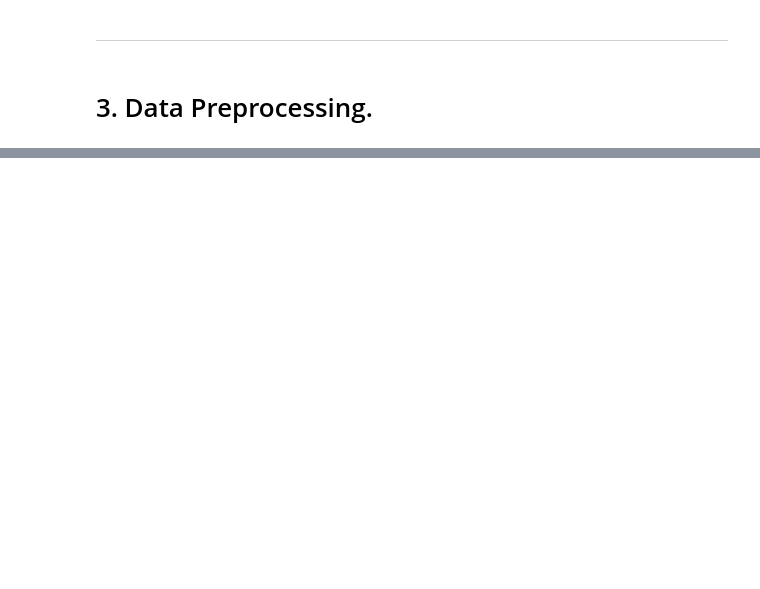
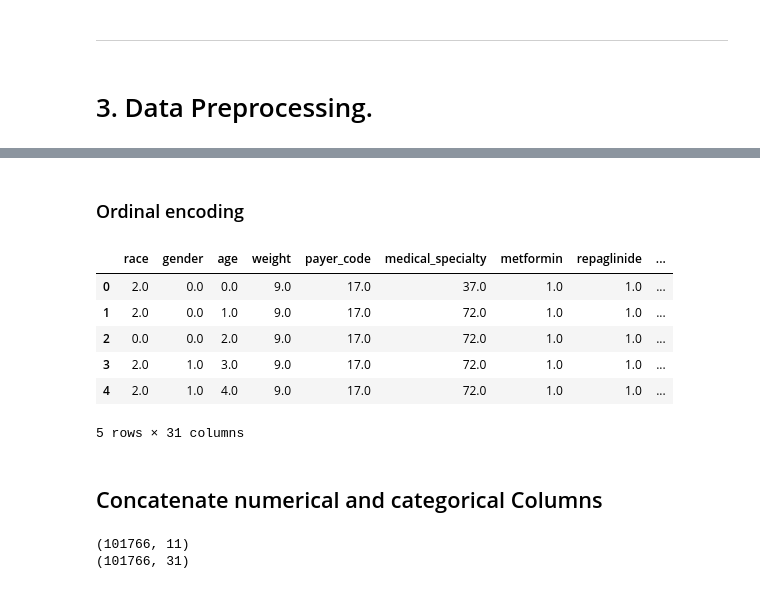
Before and after one commit to Jodhiamboapiyo/Diabetes_130-US_Hospitals_1999-2008, a Jupyter notebook: Notebooks/Kitasi.ipynb, the cells around one changed output, grey strips where cells are left out. Saved outputs shown, nothing was run; the diff lists cells and outputs as text; code cells hidden in the pictures; blank space fills up the shorter version.

Commit message:
preprocessing

```diff
--- a/Notebooks/Kitasi.ipynb
+++ b/Notebooks/Kitasi.ipynb
@@ -293,0 +346,34 @@ No duplicate columns found.
+# %% [markdown]
+### Ordinal encoding
+# %%
+#Importing library
+from sklearn.preprocessing import OrdinalEncoder
+
+#initializing ordinal encoder
+Ordinal_encoder = OrdinalEncoder()
+
+#applying theordinal encoder to categorical columns
+categorical_cols_encoded = Ordinal_encoder.fit_transform(categorical_cols)
+
+#converting the results back to the dataframe with the same column name
+categorical_cols_encoded =pd.DataFrame(categorical_cols_encoded,columns=categorical_cols.columns)
+
+#displaing the first few  columns
+categorical_cols_encoded.head()
+# %% [output]
+|  | race | gender | age | weight | payer_code | medical_specialty | metformin | repaglinide | ... |
+| 0 | 2.0 | 0.0 | 0.0 | 9.0 | 17.0 | 37.0 | 1.0 | 1.0 | ... |
+| 1 | 2.0 | 0.0 | 1.0 | 9.0 | 17.0 | 72.0 | 1.0 | 1.0 | ... |
+| 2 | 0.0 | 0.0 | 2.0 | 9.0 | 17.0 | 72.0 | 1.0 | 1.0 | ... |
+| 3 | 2.0 | 1.0 | 3.0 | 9.0 | 17.0 | 72.0 | 1.0 | 1.0 | ... |
+| 4 | 2.0 | 1.0 | 4.0 | 9.0 | 17.0 | 72.0 | 1.0 | 1.0 | ... |
+5 rows × 31 columns
+# %% [markdown]
+## Concatenate numerical and categorical Columns
+# %%
+#checking for the number of rows and columns before concatenating
+print(numerical_cols.shape)
+print(categorical_cols_encoded.shape)
+# %% [output]
+(101766, 11)
+(101766, 31)
```
Also changed, not shown: parts of 16 cells of this notebook.
